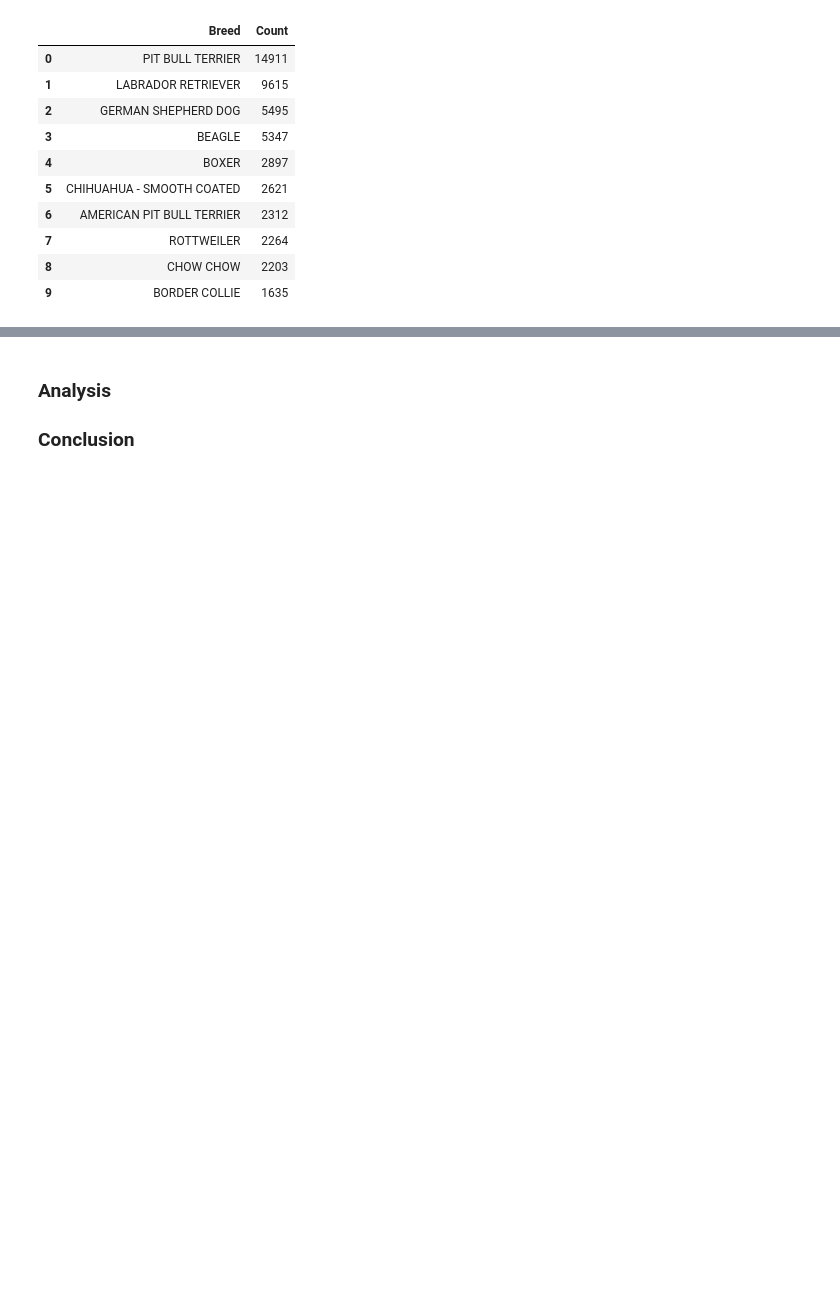
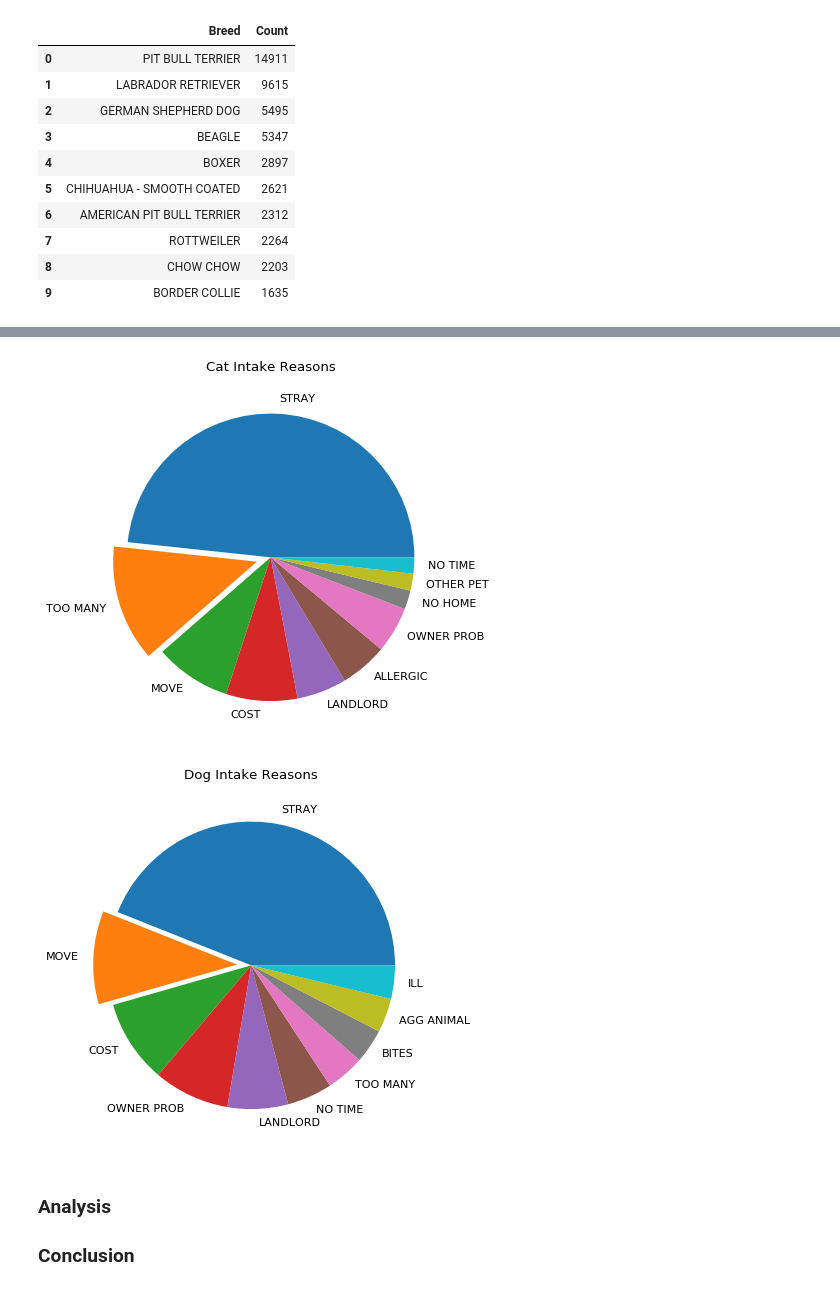
Before and after one commit to kangacopter/animalServicesAnalysis, a Jupyter notebook: AnimalServicesAnalysis.ipynb, the cells around one changed output, grey strips where cells are left out. Saved outputs shown, nothing was run; the diff lists cells and outputs as text; code cells hidden in the pictures; blank space fills up the shorter version.

Commit message:
Working with pie charts, breaking pie charts

```diff
--- a/AnimalServicesAnalysis.ipynb
+++ b/AnimalServicesAnalysis.ipynb
@@ -168,13 +193,14 @@ pd.read_sql_query("""
 | 8 | CHOW CHOW | 2203 |
 | 9 | BORDER COLLIE | 1635 |
 # %%
-# IntakeReason per Cat
-pd.read_sql_query("""
+# Top 10 IntakeReason per Cat
+# This does not include the many rows that are 'None'
+catIntake = pd.read_sql_query("""
     SELECT
     DISTINCT IntakeReason as 'Intake Reason',
     COUNT(*) as 'Count'
     FROM animalservices_data
-    WHERE AnimalType = 'CAT'
+    WHERE AnimalType = 'CAT' AND IntakeReason != 'None'
     GROUP BY IntakeReason
     ORDER BY Count DESC
     LIMIT 10
@@ -194,0 +209,15 @@ pd.read_sql_query("""
+# %%
+# Top 10 IntakeReason per Dog
+# This does not include the many rows that are 'None'
+dogIntake = pd.read_sql_query("""
+    SELECT
+    DISTINCT IntakeReason as 'Intake Reason',
+    COUNT(*) as 'Count'
+    FROM animalservices_data
+    WHERE AnimalType = 'DOG' AND IntakeReason != 'None'
+    GROUP BY IntakeReason
+    ORDER BY Count DESC
+    LIMIT 10
+    ;
+""", conn)
+dogIntake
@@ -195,3 +236,24 @@ pd.read_sql_query("""
+# %%
+# Pie chart for cat intake reasons
+labels = catIntake["Intake Reason"]
+catCount = catIntake["Count"]
+explode = (0, 0.1, 0, 0, 0, 0, 0, 0, 0, 0)
+plt.pie(catCount, labels=labels, explode=explode)
+plt.title("Cat Intake Reasons")
+plt.tight_layout()
+plt.show()
+
+# Pie chart for dog intake reasons
+labels = dogIntake["Intake Reason"]
+dogCount = dogIntake["Count"]
+explode = (0, 0.1, 0, 0, 0, 0, 0, 0, 0, 0)
+plt.pie(dogCount, labels=labels, explode=explode)
+plt.title("Dog Intake Reasons")
+plt.tight_layout()
+plt.show()
+# %% [output]
+[figure, added]
+[figure, added]
 # %% [markdown]
 ### Analysis
 ### Conclusion
```
Also changed, not shown: parts of 4 cells of this notebook, 1 other file.
